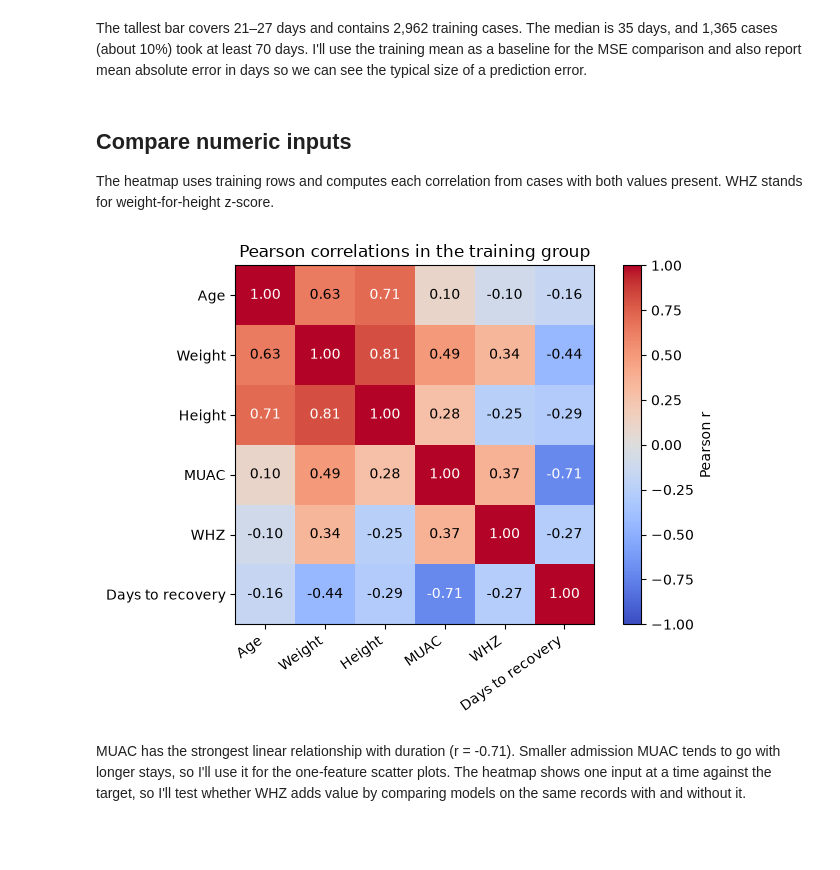
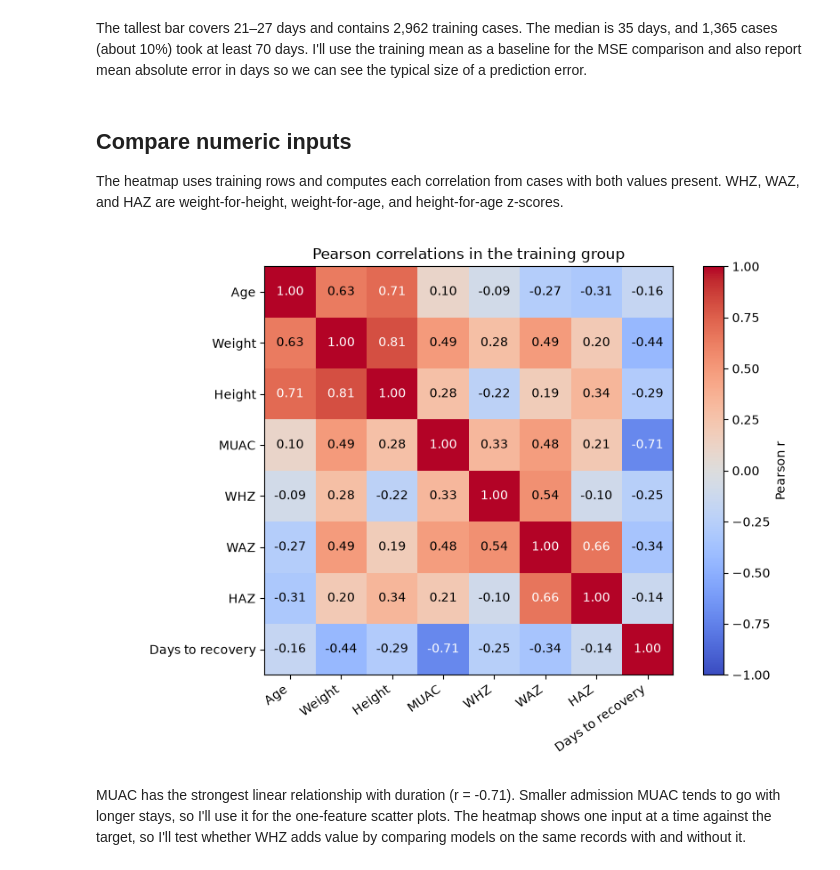
Before and after one commit to Mich-O/linear_regression_model, a Jupyter notebook: summative/linear_regression/multivariate.ipynb, the cells around one changed output. Saved outputs shown, nothing was run; the diff lists cells and outputs as text; code cells hidden in the pictures; blank space fills up the shorter version.

Commit message:
Align the healthcare mission and deploy the eleven-feature model

```diff
--- a/summative/linear_regression/multivariate.ipynb
+++ b/summative/linear_regression/multivariate.ipynb
@@ -28,8 +35,14 @@ numeric_features = ["adm_age", "adm_kg", "adm_cm", "adm_muac"]
 categorical_features = ["adm_sex", "adm_oedema_YN", "adm_referral"]
 shared_features = numeric_features + categorical_features
 z_score = "adm_whz06"
-model_numeric_features = [*numeric_features, z_score]
-model_features = model_numeric_features + categorical_features
+z_score_bounds = {
+    "adm_whz06": (-5, 5),
+    "adm_waz06": (-6, 5),
+    "adm_haz06": (-6, 6),
+}
+model_numeric_features = [*numeric_features, *z_score_bounds]
+model_categorical_features = [*categorical_features, "adm_category"]
+model_features = model_numeric_features + model_categorical_features
 target = "recovered_los"
 
 eligible = source.loc[
@@ -38,12 +51,27 @@ eligible = source.loc[
     & source[target].gt(0)
 ]
 cohort = (
-    eligible[["AnonID", *shared_features, z_score, target, "transfer_inpatient"]]
+    eligible[["AnonID", *model_features, target, "transfer_inpatient"]]
     .dropna(subset=shared_features)
     .set_index("AnonID")
     .sort_index()
 )
-print(f"{len(eligible):,} eligible records, {len(cohort):,} with the shared inputs")
-print(f"{cohort[z_score].notna().sum():,} also have a z-score")
-print(f"Recorded duration ranges from {cohort[target].min():g} to {cohort[target].max():g} days")
+
+# Flag only the affected z-score so the other admission inputs remain usable.
+score_audit = []
+for field, (lower, upper) in z_score_bounds.items():
+    values = cohort[field]
+    flagged = values.notna() & ~values.between(lower, upper)
+    score_audit.append({
+        "Z-score": field,
+        "Originally missing": values.isna().sum(),
+        "Outside plausibility limits": flagged.sum(),
+    })
+    cohort.loc[flagged, field] = np.nan
+
+admission_rule = cohort["adm_muac"].lt(115) | cohort["adm_oedema_YN"].eq(1)
+assert cohort["adm_category"].eq(admission_rule.map({True: 1, False: 2})).all()
+assert len(model_features) == 11
+print(f"{len(eligible):,} eligible records, {len(cohort):,} with the seven shared inputs")
+pd.DataFrame(score_audit).set_index("Z-score")
 # %% [output]
@@ -108,33 +139,33 @@ The tallest bar covers 21–27 days and contains 2,962 training cases. The media
 # %% [markdown]
 ## Compare numeric inputs
 
-The heatmap uses training rows and computes each correlation from cases with both values present. WHZ stands for weight-for-height z-score.
+The heatmap uses training rows and computes each correlation from cases with both values present. WHZ, WAZ, and HAZ are weight-for-height, weight-for-age, and height-for-age z-scores.
 # %%
 from matplotlib.colors import TwoSlopeNorm
 
 # Pearson correlation describes linear relationships between numeric columns.
-numeric_columns = [*numeric_features, z_score, target]
+numeric_columns = [*model_numeric_features, target]
 correlations = train[numeric_columns].corr()
-labels = ["Age", "Weight", "Height", "MUAC", "WHZ", "Days to recovery"]
+labels = ["Age", "Weight", "Height", "MUAC", "WHZ", "WAZ", "HAZ", "Days to recovery"]
 
-fig, ax = plt.subplots(figsize=(7, 5))
+fig, ax = plt.subplots(figsize=(8, 6))
 heatmap = ax.imshow(
     correlations, cmap="coolwarm", norm=TwoSlopeNorm(vmin=-1, vcenter=0, vmax=1)
 )
 ax.set_xticks(range(len(labels)), labels, rotation=35, ha="right")
 ax.set_yticks(range(len(labels)), labels)
 ax.set_title("Pearson correlations in the training group")
 
 for row, values in enumerate(correlations.to_numpy()):
     for column, value in enumerate(values):
         color = "white" if abs(value) >= 0.65 else "black"
         ax.text(column, row, f"{value:.2f}", ha="center", va="center", color=color)
 
 fig.colorbar(heatmap, ax=ax, label="Pearson r")
 fig.tight_layout()
 plt.show()
 # %% [output]
-[figure, old version]
+[figure, new version]
 # %% [markdown]
 MUAC has the strongest linear relationship with duration (r = -0.71). Smaller admission MUAC tends to go with longer stays, so I'll use it for the one-feature scatter plots. The heatmap shows one input at a time against the target, so I'll test whether WHZ adds value by comparing models on the same records with and without it.
 # %% [markdown]
```
Also changed, not shown: parts of 25 cells of this notebook, 9 other files.
